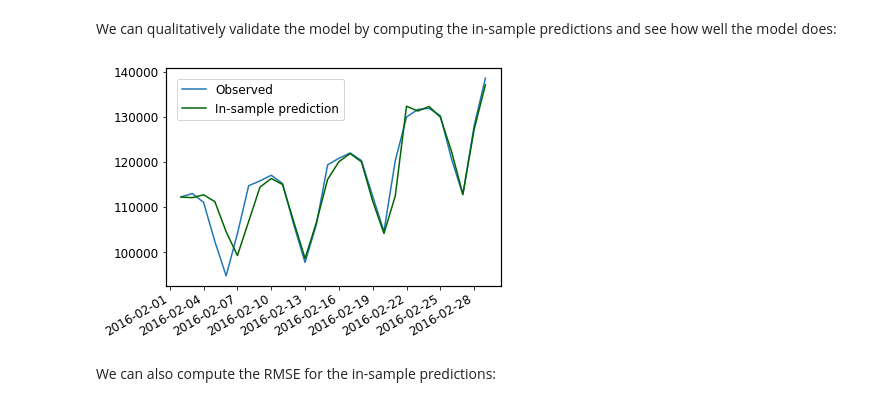
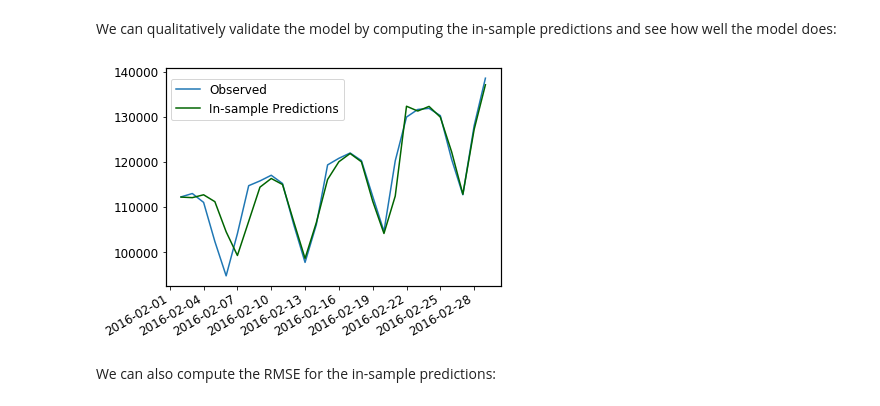
Before and after one commit to rmondini/product-analytics, a Jupyter notebook: Product_Analytics.ipynb, the cells around one changed output. Saved outputs shown, nothing was run; the diff lists cells and outputs as text; code cells hidden in the pictures.

```diff
--- a/Product_Analytics.ipynb
+++ b/Product_Analytics.ipynb
@@ -772,26 +772,26 @@ DAU_in_sample_preds = pd.Series(sarima_model_total_DAU.predict_in_sample()[1:],
 # %%
 # plot
 fig, ax = plt.subplots()
 
 ax.plot(DAU_tsa_df[['total_DAU']][1:], label='Observed')
-ax.plot(DAU_in_sample_preds, color='darkgreen', label='In-sample prediction')
+ax.plot(DAU_in_sample_preds, color='darkgreen', label='In-sample Predictions')
 
 ax.legend(fontsize=12,bbox_to_anchor=(0.55,0.98))
 plt.setp(ax.get_xticklabels(), rotation=30, ha="right")
 ax.get_xaxis().set_major_locator(mdates.DayLocator(interval=3))
 
 for axis in ['top','bottom','left','right']:
     ax.spines[axis].set_linewidth(1.2)
 
 for tick in ax.xaxis.get_major_ticks():
     tick.label.set_fontsize(12)
 
 for tick in ax.yaxis.get_major_ticks():
     tick.label.set_fontsize(12)
 
 plt.show()
 # %% [output]
-[figure, old version]
+[figure, new version]
 # %% [markdown]
 We can also compute the RMSE for the in-sample predictions:
 # %%
```
Also changed, not shown: parts of 5 cells of this notebook, 1 other file.
